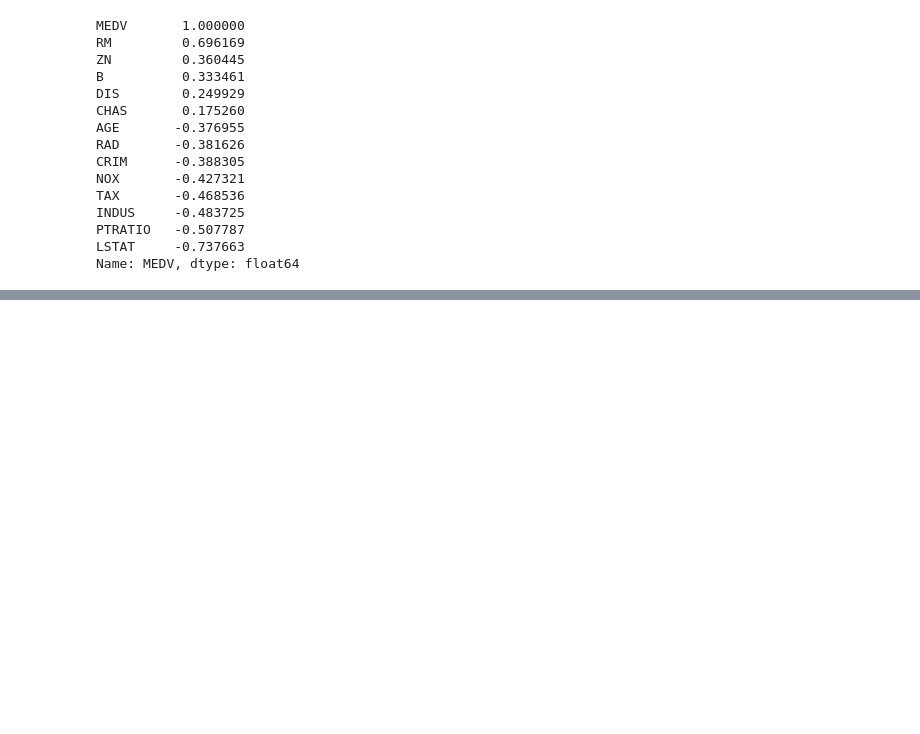
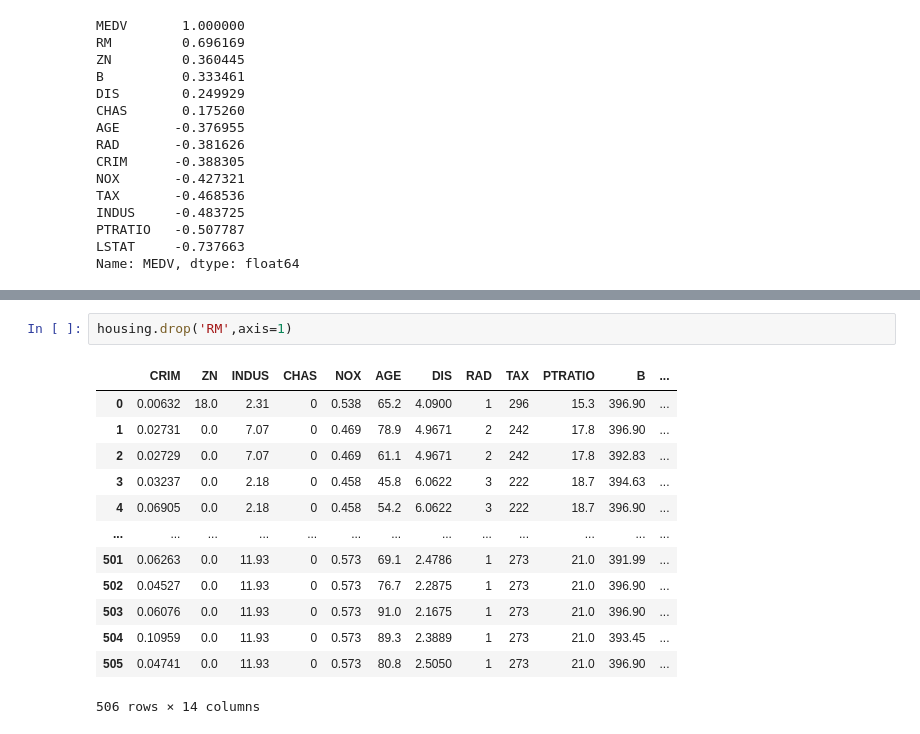
Before and after one commit to nomankhokhar/data_science_learning, a Jupyter notebook: Machine Learning Project One.ipynb, the cells around one changed output, grey strips where cells are left out. Cells and saved outputs as stored; diff of their text form; blank space fills up the shorter version.

```diff
--- a/Machine Learning Project One.ipynb
+++ b/Machine Learning Project One.ipynb
@@ -161,0 +183,16 @@ array([[<Axes: xlabel='MEDV', ylabel='MEDV'>,
+# %%
+housing.drop('RM',axis=1)
+# %% [output]
+|  | CRIM | ZN | INDUS | CHAS | NOX | AGE | DIS | RAD | TAX | PTRATIO | B | ... |
+| 0 | 0.00632 | 18.0 | 2.31 | 0 | 0.538 | 65.2 | 4.0900 | 1 | 296 | 15.3 | 396.90 | ... |
+| 1 | 0.02731 | 0.0 | 7.07 | 0 | 0.469 | 78.9 | 4.9671 | 2 | 242 | 17.8 | 396.90 | ... |
+| 2 | 0.02729 | 0.0 | 7.07 | 0 | 0.469 | 61.1 | 4.9671 | 2 | 242 | 17.8 | 392.83 | ... |
+| 3 | 0.03237 | 0.0 | 2.18 | 0 | 0.458 | 45.8 | 6.0622 | 3 | 222 | 18.7 | 394.63 | ... |
+| 4 | 0.06905 | 0.0 | 2.18 | 0 | 0.458 | 54.2 | 6.0622 | 3 | 222 | 18.7 | 396.90 | ... |
+| ... | ... | ... | ... | ... | ... | ... | ... | ... | ... | ... | ... | ... |
+| 501 | 0.06263 | 0.0 | 11.93 | 0 | 0.573 | 69.1 | 2.4786 | 1 | 273 | 21.0 | 391.99 | ... |
+| 502 | 0.04527 | 0.0 | 11.93 | 0 | 0.573 | 76.7 | 2.2875 | 1 | 273 | 21.0 | 396.90 | ... |
+| 503 | 0.06076 | 0.0 | 11.93 | 0 | 0.573 | 91.0 | 2.1675 | 1 | 273 | 21.0 | 396.90 | ... |
+| 504 | 0.10959 | 0.0 | 11.93 | 0 | 0.573 | 89.3 | 2.3889 | 1 | 273 | 21.0 | 393.45 | ... |
+| 505 | 0.04741 | 0.0 | 11.93 | 0 | 0.573 | 80.8 | 2.5050 | 1 | 273 | 21.0 | 396.90 | ... |
+506 rows × 14 columns
```
Also changed, not shown: parts of 7 cells of this notebook, 1 other file.
